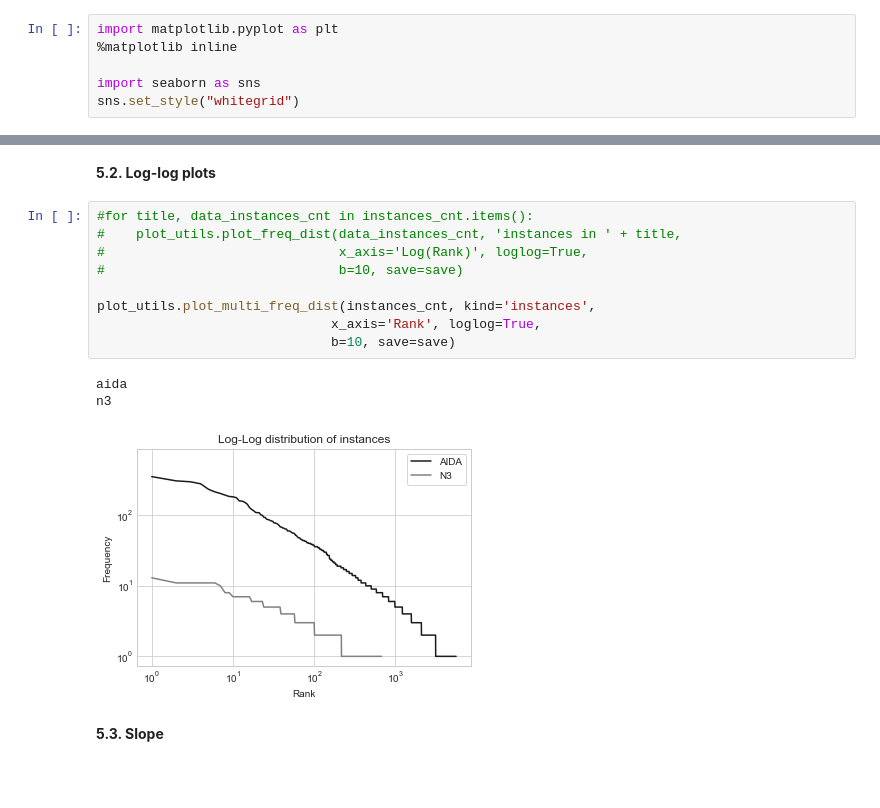
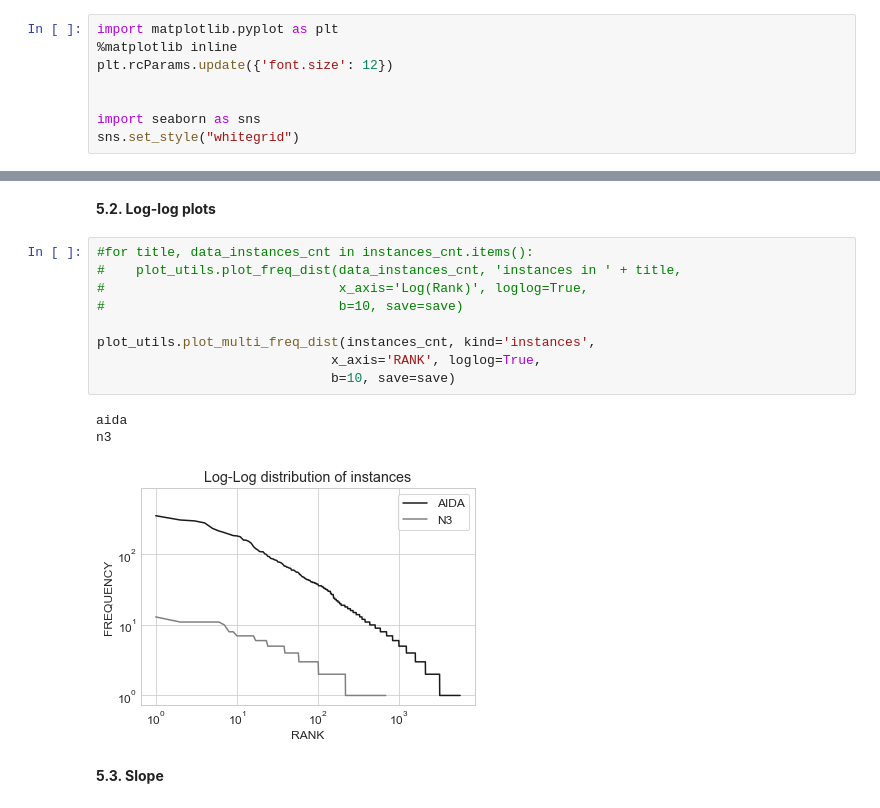
Before and after one commit to cltl/EL-long-tail-phenomena, a Jupyter notebook: Data Analysis.ipynb, the cells around one changed output, grey strips where cells are left out. Saved outputs shown, nothing was run; the diff lists cells and outputs as text; blank space fills up the shorter version.

```diff
--- a/Data Analysis.ipynb
+++ b/Data Analysis.ipynb
@@ -12,6 +11,8 @@ import plot_utils
 # %%
 import matplotlib.pyplot as plt
 %matplotlib inline
+plt.rcParams.update({'font.size': 12})
+
 
 import seaborn as sns
 sns.set_style("whitegrid")
@@ -135,16 +128,16 @@ for title, data_instances_cnt in instances_cnt.items():
 # %%
 #for title, data_instances_cnt in instances_cnt.items():
 #    plot_utils.plot_freq_dist(data_instances_cnt, 'instances in ' + title,
 #                              x_axis='Log(Rank)', loglog=True,
 #                              b=10, save=save)
 
 plot_utils.plot_multi_freq_dist(instances_cnt, kind='instances',
-                              x_axis='Rank', loglog=True,
+                              x_axis='RANK', loglog=True,
                               b=10, save=save)
 # %% [output]
 aida
 n3
-[figure, old version]
+[figure, new version]
 # %% [markdown]
 **5.3. Slope**
 # %%
```
Also changed, not shown: parts of 43 cells of this notebook, 6 other files.
